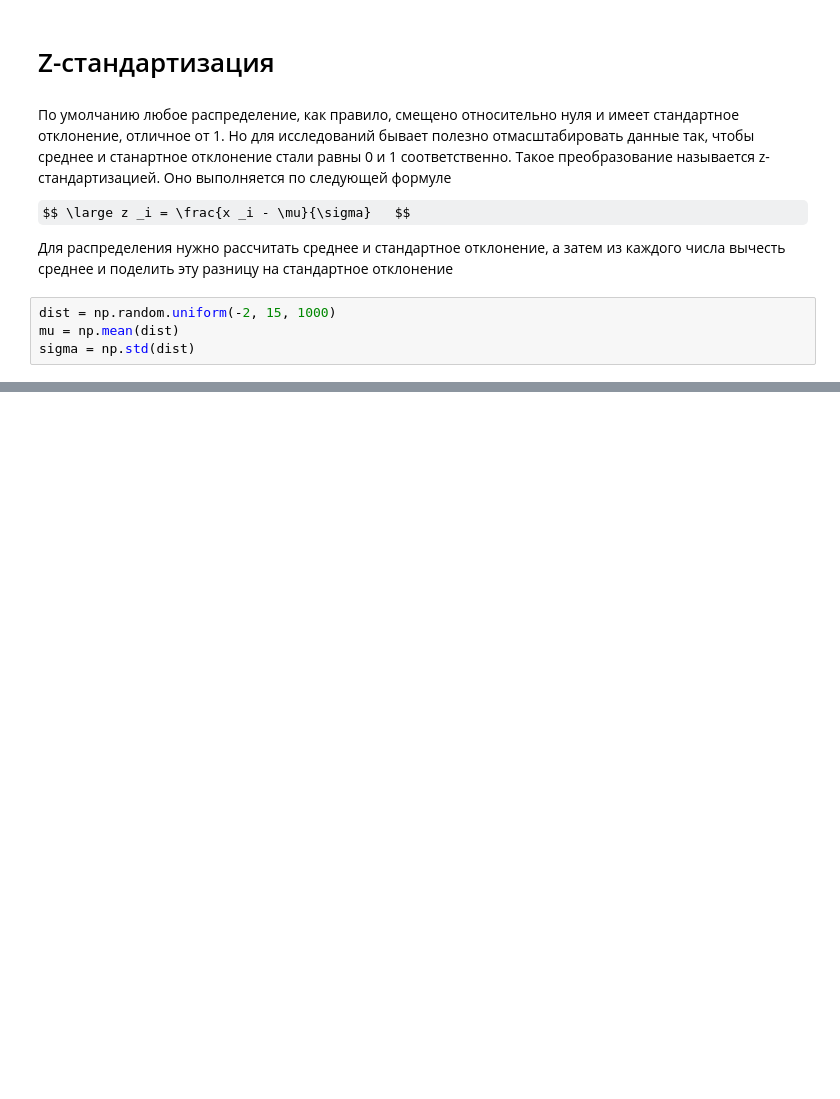
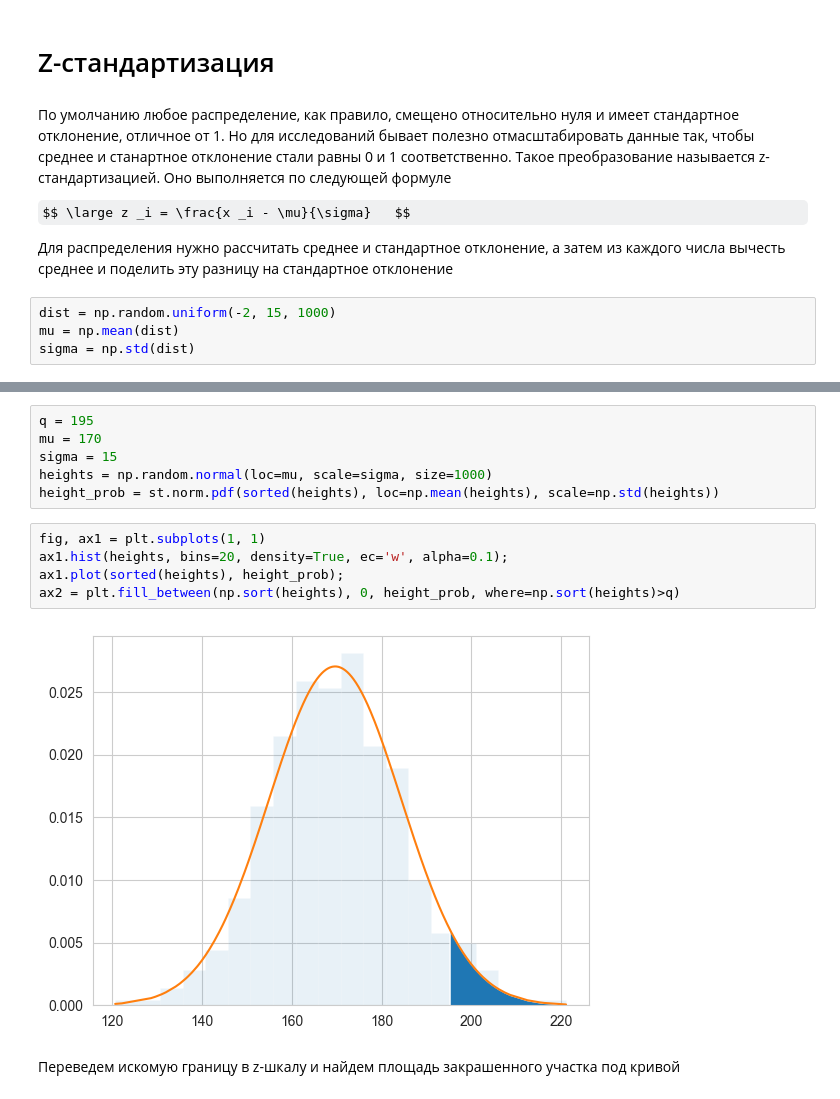
Before and after one commit to zakharkousnetsov/DS_projects, a Jupyter notebook: 00_statistics/statistics.ipynb, the cells around one changed output, grey strips where cells are left out. Drawn from its saved outputs; the diff is of its cells as text; some formulas as TeX source; blank space fills up the shorter version.

```diff
--- a/00_statistics/statistics.ipynb
+++ b/00_statistics/statistics.ipynb
@@ -64,0 +74,15 @@ ax3.grid(False);
+# %%
+q = 195
+mu = 170
+sigma = 15
+heights = np.random.normal(loc=mu, scale=sigma, size=1000)
+height_prob = st.norm.pdf(sorted(heights), loc=np.mean(heights), scale=np.std(heights))
+# %%
+fig, ax1 = plt.subplots(1, 1)
+ax1.hist(heights, bins=20, density=True, ec='w', alpha=0.1);
+ax1.plot(sorted(heights), height_prob);
+ax2 = plt.fill_between(np.sort(heights), 0, height_prob, where=np.sort(heights)>q)
+# %% [output]
+[figure, added]
+# %% [markdown]
+Переведем искомую границу в z-шкалу и найдем площадь закрашенного участка под кривой
```
Also changed, not shown: parts of 7 cells of this notebook, 1 other file.
